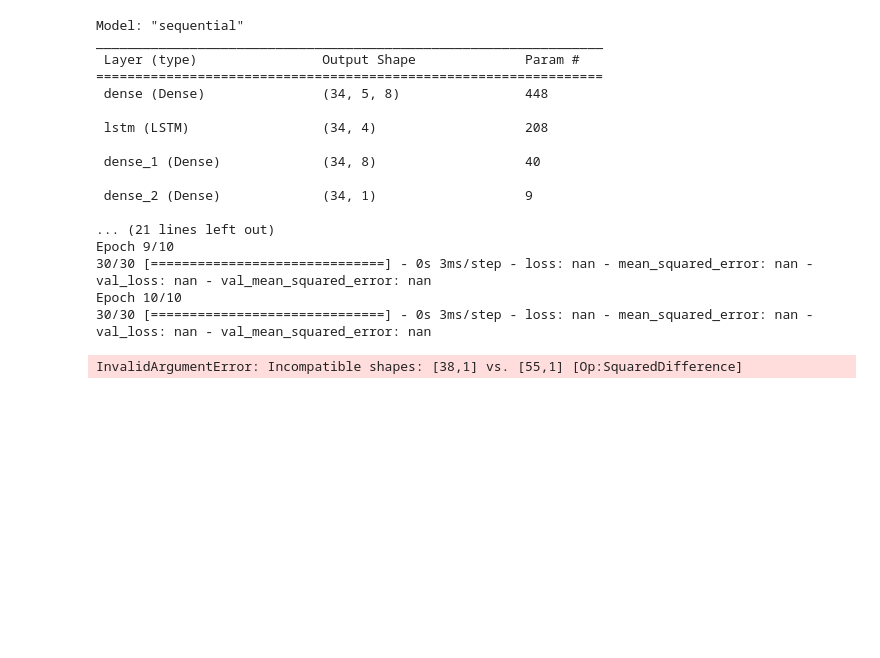
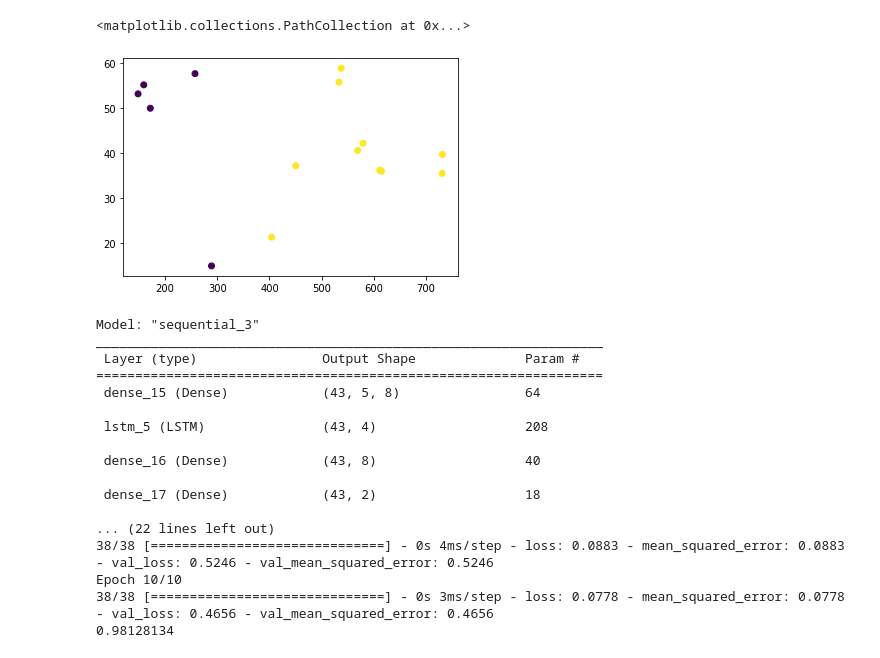
Before and after one commit to nisa-bayraktar/european_productivity, a Jupyter notebook: combined_features.ipynb, the cells around one changed output. Saved outputs shown, nothing was run; the diff lists cells and outputs as text; code cells hidden in the pictures; blank space fills up the shorter version.

Commit message:
added kmeans clustering

```diff
--- a/combined_features.ipynb
+++ b/combined_features.ipynb
@@ -257,3 +264,13 @@ print(X.shape, y.shape)
+# %%
+'''
+Clustering of features using K-means
+'''
+X = data[:, 0, :]
+kmeans = KMeans(n_clusters=2, random_state=0).fit(X)
+plt.scatter(X[:, 1], X[:, 4], c= kmeans.labels_)
+# %% [output]
+<matplotlib.collections.PathCollection at 0x...>
+[figure, added]
 # %%
 time_step, data_memory, epochs, batch_size, split_point = 5, 5, 10, 1, 0.9
 
@@ -261,25 +278,24 @@ load_model_bool, load_model, save_model, save_fig = False, 'EU_model', 'EU_model
 model_layer = [layers.Dense(8, activation= 'linear'),
                 layers.LSTM(4,activation= 'sigmoid', dropout = 0.1, recurrent_dropout = 0.1, return_sequences=False),
                 layers.Dense(8, activation='linear'),
-                layers.Dense(1)]
+                layers.Dense(2)]
 print_summary = True
 y, y_pred, history = run_model(X, y, time_step, data_memory, epochs, batch_size, model_layer, split_point)
 # %% [output]
-Model: "sequential"
+Model: "sequential_3"
 _________________________________________________________________
  Layer (type)                Output Shape              Param #
 =================================================================
- dense (Dense)               (34, 5, 8)                448
+ dense_15 (Dense)            (43, 5, 8)                64
 
- lstm (LSTM)                 (34, 4)                   208
+ lstm_5 (LSTM)               (43, 4)                   208
 
- dense_1 (Dense)             (34, 8)                   40
+ dense_16 (Dense)            (43, 8)                   40
 
- dense_2 (Dense)             (34, 1)                   9
+ dense_17 (Dense)            (43, 2)                   18
 
-... (21 lines left out)
-Epoch 9/10
-30/30 [==============================] - 0s 3ms/step - loss: nan - mean_squared_error: nan - val_loss: nan - val_mean_squared_error: nan
+... (22 lines left out)
+38/38 [==============================] - 0s 4ms/step - loss: 0.0883 - mean_squared_error: 0.0883 - val_loss: 0.5246 - val_mean_squared_error: 0.5246
 Epoch 10/10
-30/30 [==============================] - 0s 3ms/step - loss: nan - mean_squared_error: nan - val_loss: nan - val_mean_squared_error: nan
+38/38 [==============================] - 0s 3ms/step - loss: 0.0778 - mean_squared_error: 0.0778 - val_loss: 0.4656 - val_mean_squared_error: 0.4656
+0.98128134
-InvalidArgumentError: Incompatible shapes: [38,1] vs. [55,1] [Op:SquaredDifference]
```
Also changed, not shown: parts of 8 cells of this notebook, 3 other files.
